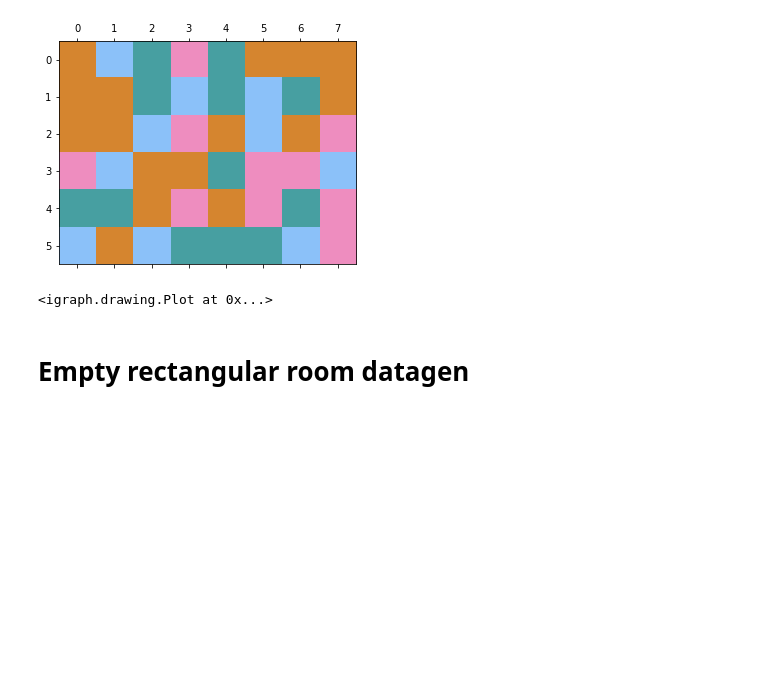
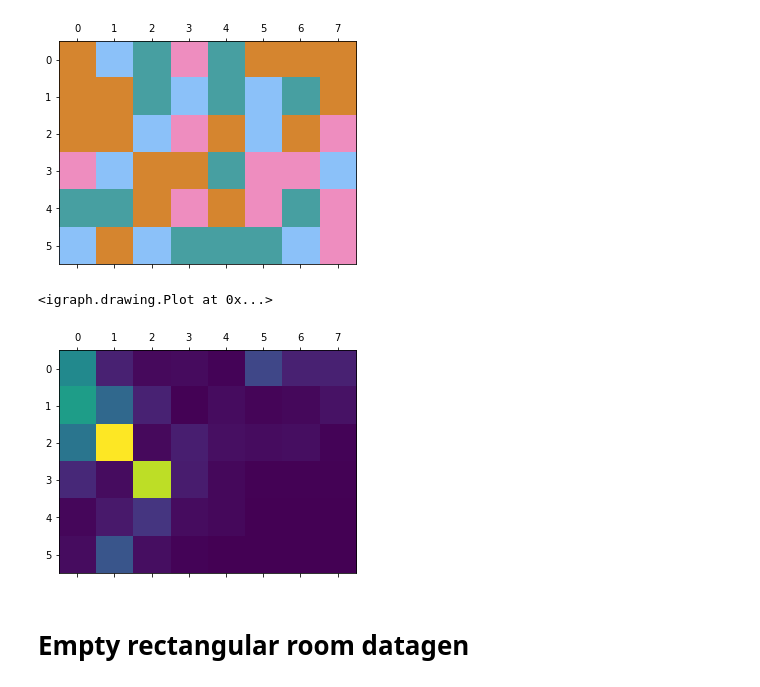
Before and after one commit to vicariousinc/naturecomm_cscg, a Jupyter notebook: intro.ipynb, the cells around one changed output. Cells and saved outputs as stored; diff of their text form; code cells hidden in the pictures; blank space fills up the shorter version.

Commit message:
Update intro.ipynb
Added clone numbers to graphs, added place field visualizations

```diff
--- a/intro.ipynb
+++ b/intro.ipynb
@@ -108,6 +182,14 @@ graph = plot_graph(chmm, x, a, output_file='figures/rectangular_room_graph.pdf',
 graph
 # %% [output]
 <igraph.drawing.Plot at 0x...>
+# %%
+mess_fwd = get_mess_fwd(chmm, x, pseudocount_E=0.1)
+# %%
+clone = 80
+plt.matshow(place_field(mess_fwd, rc, clone))
+plt.savefig("figures/rectangular_room_place_field.pdf")
+# %% [output]
+[figure, added]
 # %% [markdown]
 # Empty rectangular room datagen
 # %%
```
Also changed, not shown: parts of 28 cells of this notebook.
